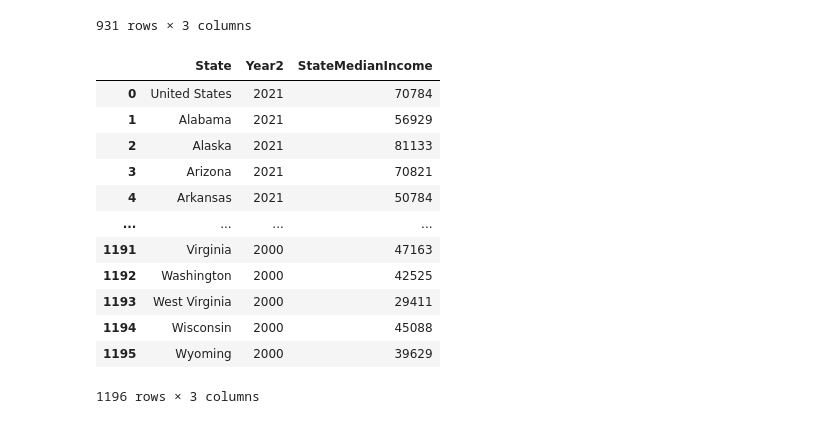
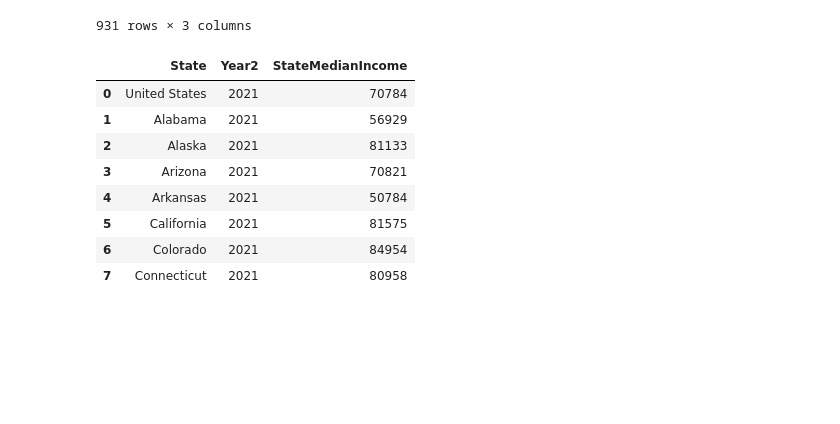
Before and after one commit to XinyangNick/ECO353-Project-1, a Jupyter notebook: ECO353P1.ipynb, the cells around one changed output. Cells and saved outputs as stored; diff of their text form; code cells hidden in the pictures; blank space fills up the shorter version.

```diff
--- a/ECO353P1.ipynb
+++ b/ECO353P1.ipynb
@@ -247,21 +250,17 @@ Median_Income = pd.read_excel(path + 'h08.xlsx')
 # %%
 Median_Income = Median_Income.melt(id_vars=['State'], var_name='Year2', value_name='StateMedianIncome')
 # %%
-Median_Income
+Median_Income.head(8)
 # %% [output]
 |  | State | Year2 | StateMedianIncome |
 | 0 | United States | 2021 | 70784 |
 | 1 | Alabama | 2021 | 56929 |
 | 2 | Alaska | 2021 | 81133 |
 | 3 | Arizona | 2021 | 70821 |
 | 4 | Arkansas | 2021 | 50784 |
-| ... | ... | ... | ... |
-| 1191 | Virginia | 2000 | 47163 |
-| 1192 | Washington | 2000 | 42525 |
-| 1193 | West Virginia | 2000 | 29411 |
-| 1194 | Wisconsin | 2000 | 45088 |
-| 1195 | Wyoming | 2000 | 39629 |
+| 5 | California | 2021 | 81575 |
+| 6 | Colorado | 2021 | 84954 |
+| 7 | Connecticut | 2021 | 80958 |
-1196 rows × 3 columns
 # %%
 Median_Income['State'] = Median_Income['State'].astype(str)
 Median_Income['StateMedianIncome'] = Median_Income['StateMedianIncome'].astype(float)
```
Also changed, not shown: parts of 24 cells of this notebook, 2 other files.
